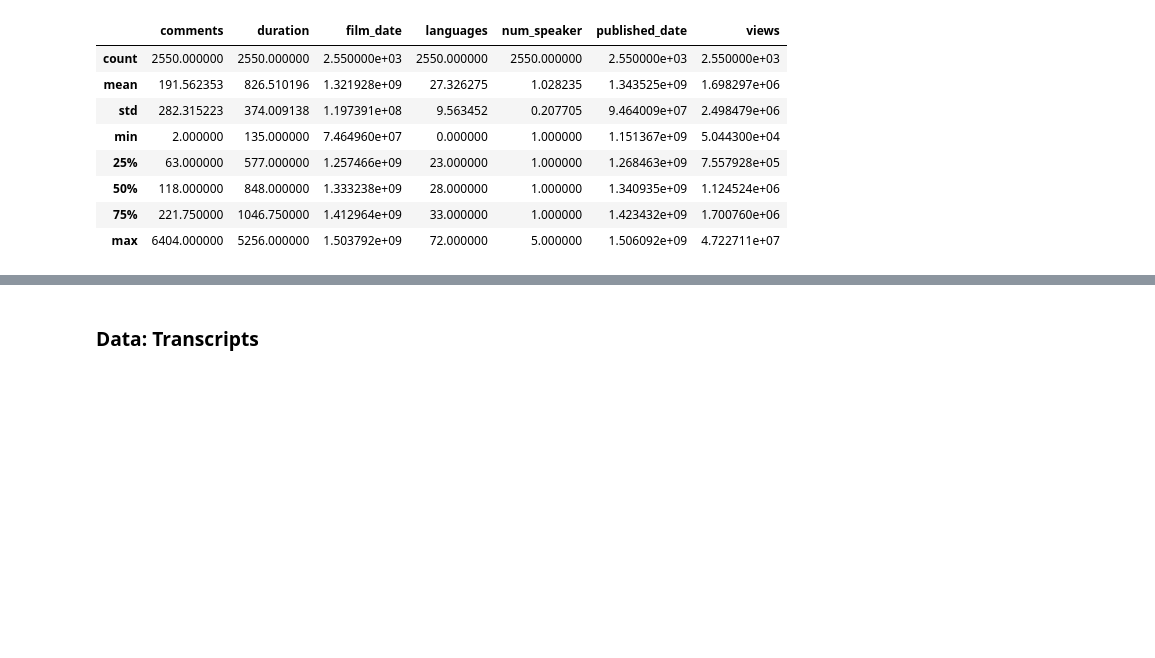
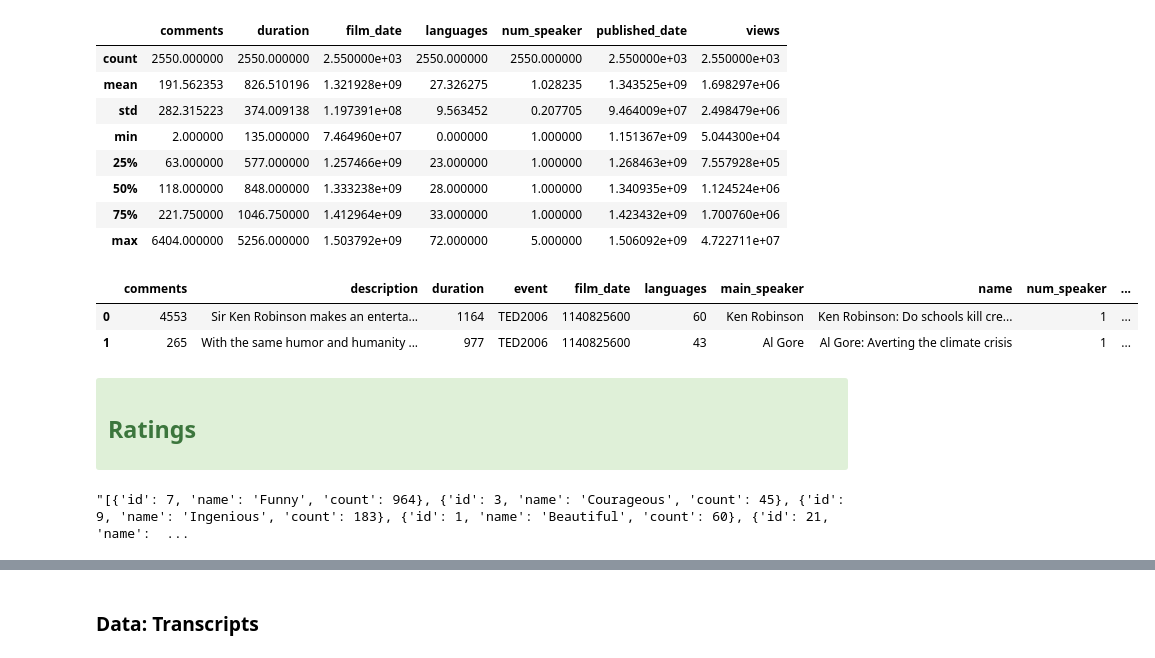
Before and after one commit to cscovino/TED-Talks-Analysis, a Jupyter notebook: Grupo 4 - Kaggle TED Talks - Analisis Exploratorio.ipynb, the cells around one changed output, grey strips where cells are left out. Drawn from its saved outputs; the diff is of its cells as text; code cells hidden in the pictures; blank space fills up the shorter version.

```diff
--- a/Grupo 4 - Kaggle TED Talks - Analisis Exploratorio.ipynb
+++ b/Grupo 4 - Kaggle TED Talks - Analisis Exploratorio.ipynb
@@ -43,3 +87,15 @@ df_main.describe()
 | 50% | 118.000000 | 848.000000 | 1.333238e+09 | 28.000000 | 1.000000 | 1.340935e+09 | 1.124524e+06 |
 | 75% | 221.750000 | 1046.750000 | 1.412964e+09 | 33.000000 | 1.000000 | 1.423432e+09 | 1.700760e+06 |
 | max | 6404.000000 | 5256.000000 | 1.503792e+09 | 72.000000 | 5.000000 | 1.506092e+09 | 4.722711e+07 |
+# %%
+df_main.head(2)
+# %% [output]
+|  | comments | description | duration | event | film_date | languages | main_speaker | name | num_speaker | ... |
+| 0 | 4553 | Sir Ken Robinson makes an enterta... | 1164 | TED2006 | 1140825600 | 60 | Ken Robinson | Ken Robinson: Do schools kill cre... | 1 | ... |
+| 1 | 265 | With the same humor and humanity ... | 977 | TED2006 | 1140825600 | 43 | Al Gore | Al Gore: Averting the climate crisis | 1 | ... |
+# %% [markdown]
+<div class="alert alert-block alert-success">
+
+## Ratings
+
+</div>
@@ -45,0 +108,4 @@ df_main.describe()
+# %%
+df_main['ratings'][2]
+# %% [output]
+"[{'id': 7, 'name': 'Funny', 'count': 964}, {'id': 3, 'name': 'Courageous', 'count': 45}, {'id': 9, 'name': 'Ingenious', 'count': 183}, {'id': 1, 'name': 'Beautiful', 'count': 60}, {'id': 21, 'name':  ...
```
Also changed, not shown: parts of 28 cells of this notebook.
